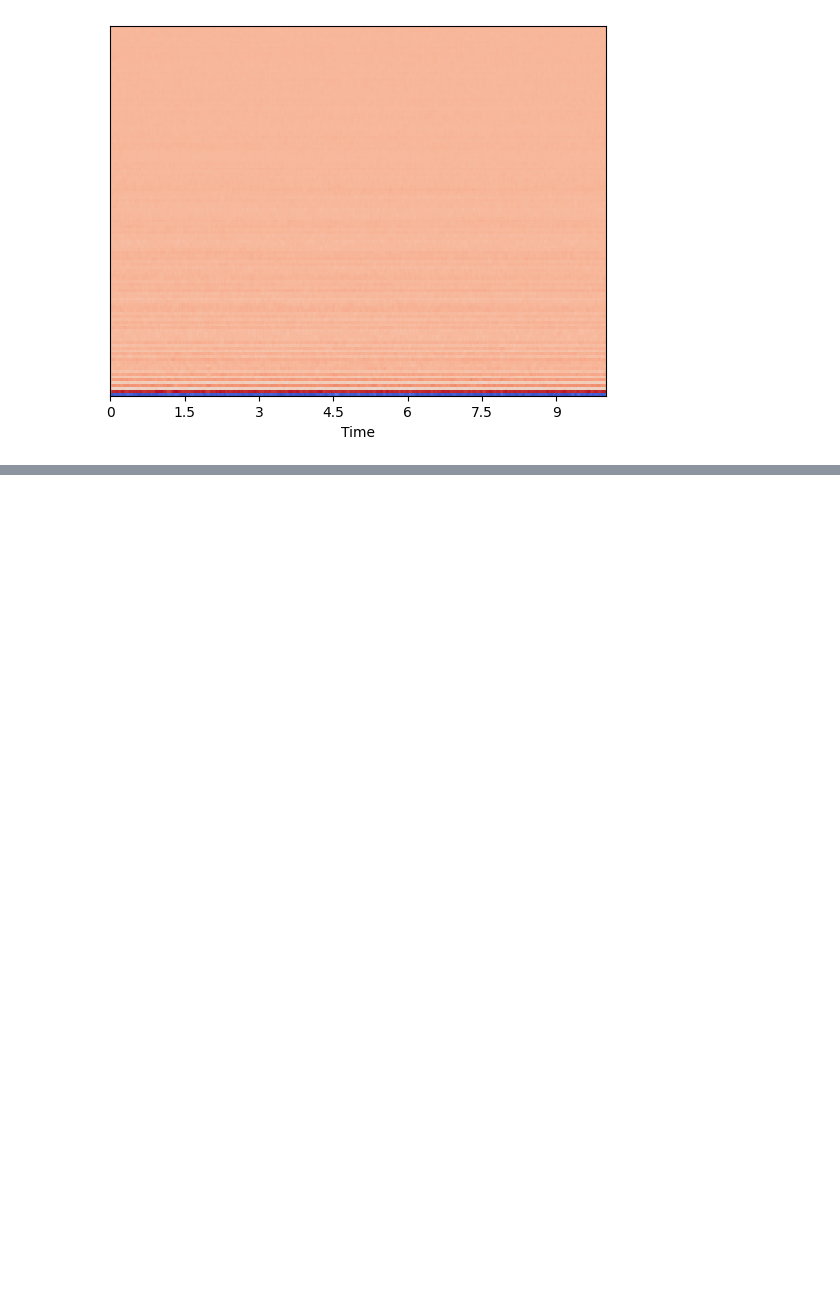
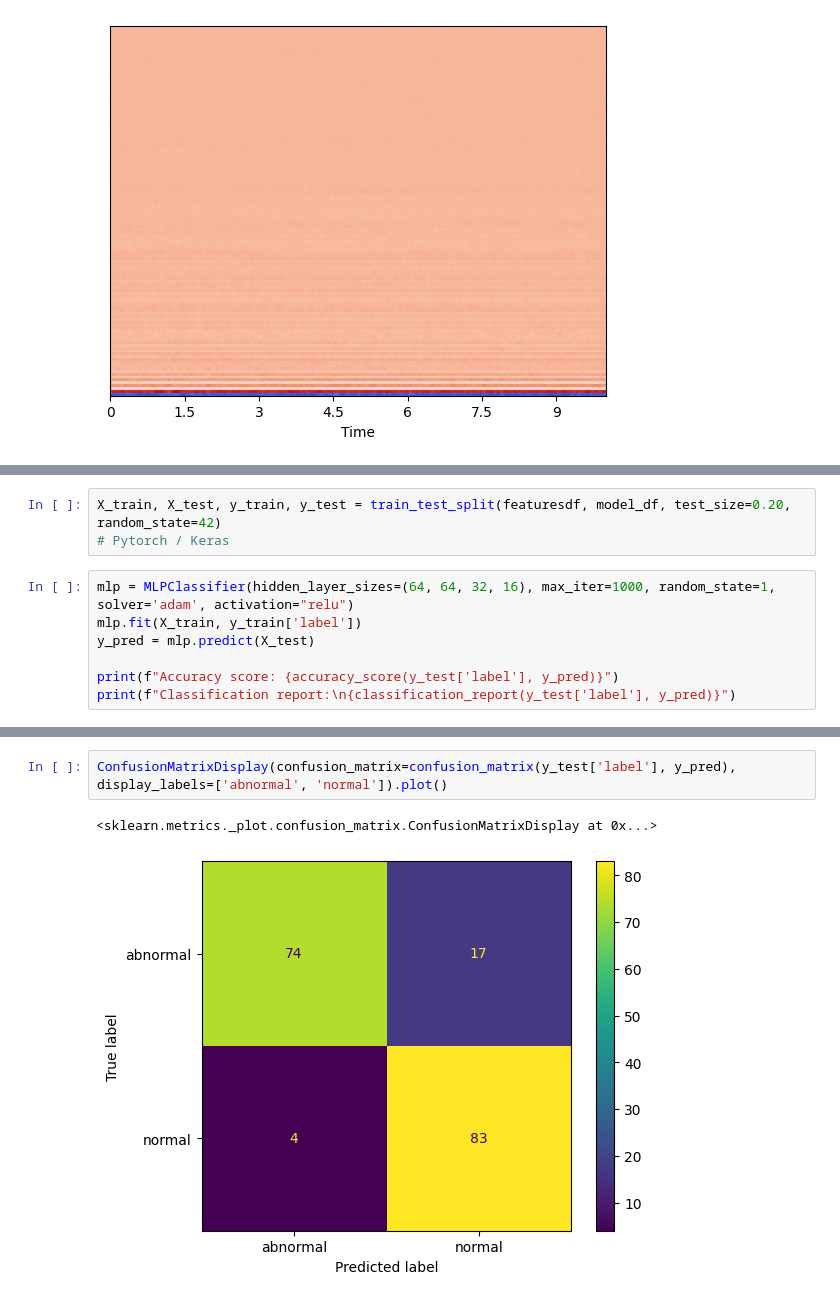
Before and after one commit to AnthonyVall/USSI67, a Jupyter notebook: src/notebook.ipynb, the cells around one changed output, grey strips where cells are left out. Saved outputs shown, nothing was run; the diff lists cells and outputs as text; blank space fills up the shorter version.

```diff
--- a/src/notebook.ipynb
+++ b/src/notebook.ipynb
@@ -135,0 +156,10 @@ mfcc
+# %%
+X_train, X_test, y_train, y_test = train_test_split(featuresdf, model_df, test_size=0.20, random_state=42)
+# Pytorch / Keras
+# %%
+mlp = MLPClassifier(hidden_layer_sizes=(64, 64, 32, 16), max_iter=1000, random_state=1, solver='adam', activation="relu")
+mlp.fit(X_train, y_train['label'])
+y_pred = mlp.predict(X_test)
+
+print(f"Accuracy score: {accuracy_score(y_test['label'], y_pred)}")
+print(f"Classification report:\n{classification_report(y_test['label'], y_pred)}")
@@ -135,0 +177,5 @@ mfcc
+# %%
+ConfusionMatrixDisplay(confusion_matrix=confusion_matrix(y_test['label'], y_pred), display_labels=['abnormal', 'normal']).plot()
+# %% [output]
+<sklearn.metrics._plot.confusion_matrix.ConfusionMatrixDisplay at 0x...>
+[figure, added]
```
Also changed, not shown: parts of 10 cells of this notebook.
